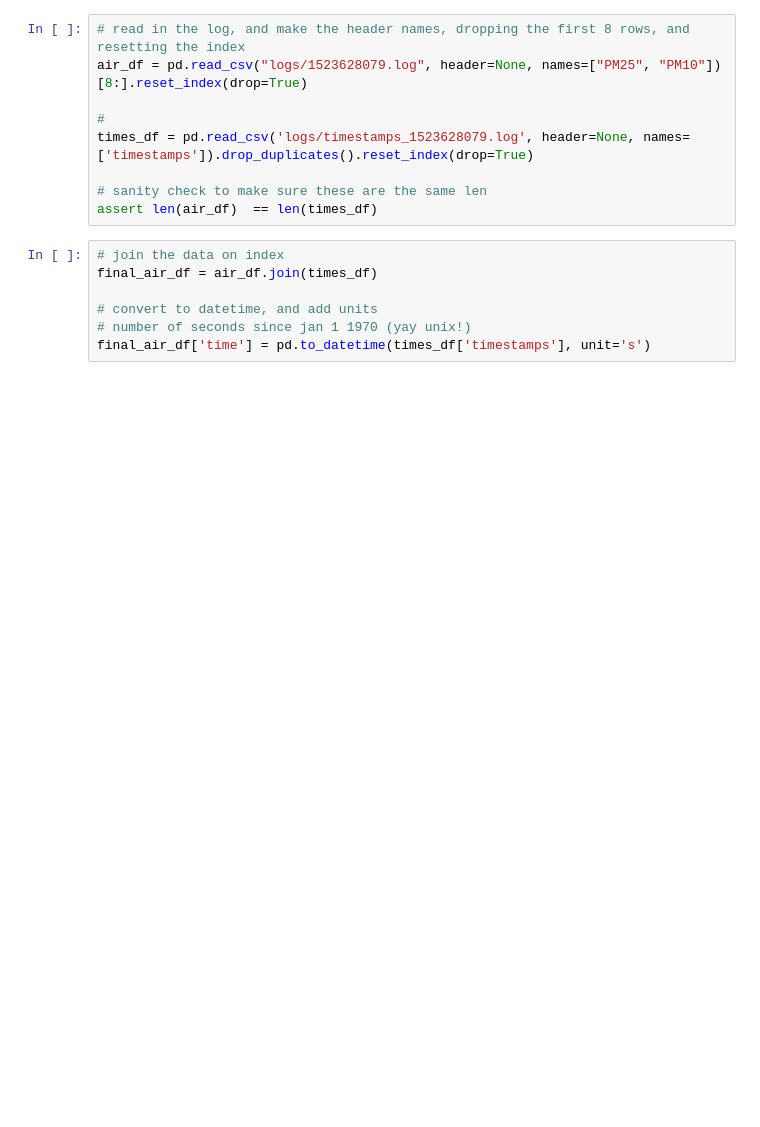
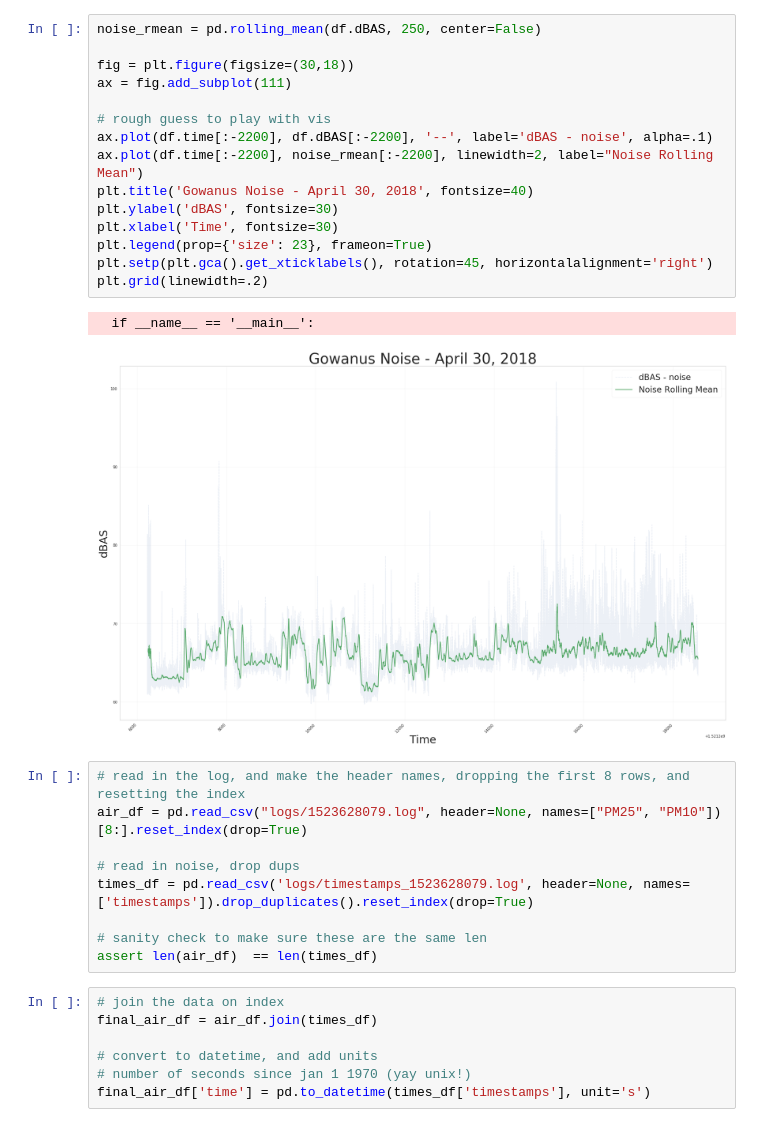
Before and after one commit to cmoscardi/gowanus, a Jupyter notebook: march30_draft.ipynb, the cells around one changed output. Saved outputs shown, nothing was run; the diff lists cells and outputs as text; blank space fills up the shorter version.

```diff
--- a/march30_draft.ipynb
+++ b/march30_draft.ipynb
@@ -28,8 +55,26 @@ df.set_index("timestamp")["dBZS"].plot(figsize=(16, 9))
+# %%
+noise_rmean = pd.rolling_mean(df.dBAS, 250, center=False)
+
+fig = plt.figure(figsize=(30,18))
+ax = fig.add_subplot(111)
+
+# rough guess to play with vis
+ax.plot(df.time[:-2200], df.dBAS[:-2200], '--', label='dBAS - noise', alpha=.1)
+ax.plot(df.time[:-2200], noise_rmean[:-2200], linewidth=2, label="Noise Rolling Mean")
+plt.title('Gowanus Noise - April 30, 2018', fontsize=40)
+plt.ylabel('dBAS', fontsize=30)
+plt.xlabel('Time', fontsize=30)
+plt.legend(prop={'size': 23}, frameon=True)
+plt.setp(plt.gca().get_xticklabels(), rotation=45, horizontalalignment='right')
+plt.grid(linewidth=.2)
+# %% [output]
+  if __name__ == '__main__':
+[figure, added]
 # %%
 # read in the log, and make the header names, dropping the first 8 rows, and resetting the index
 air_df = pd.read_csv("logs/1523628079.log", header=None, names=["PM25", "PM10"])[8:].reset_index(drop=True)
 
-#
+# read in noise, drop dups
 times_df = pd.read_csv('logs/timestamps_1523628079.log', header=None, names=['timestamps']).drop_duplicates().reset_index(drop=True)
 
 # sanity check to make sure these are the same len
```
Also changed, not shown: parts of 11 cells of this notebook.
